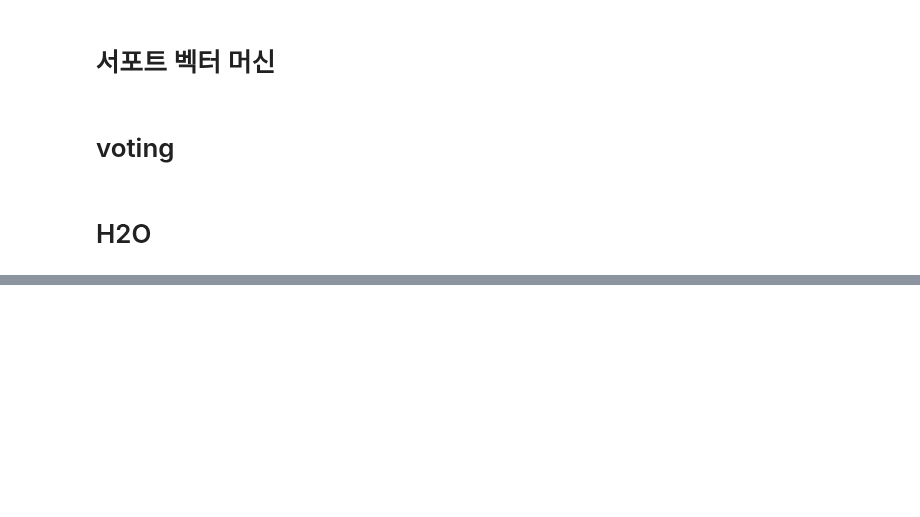
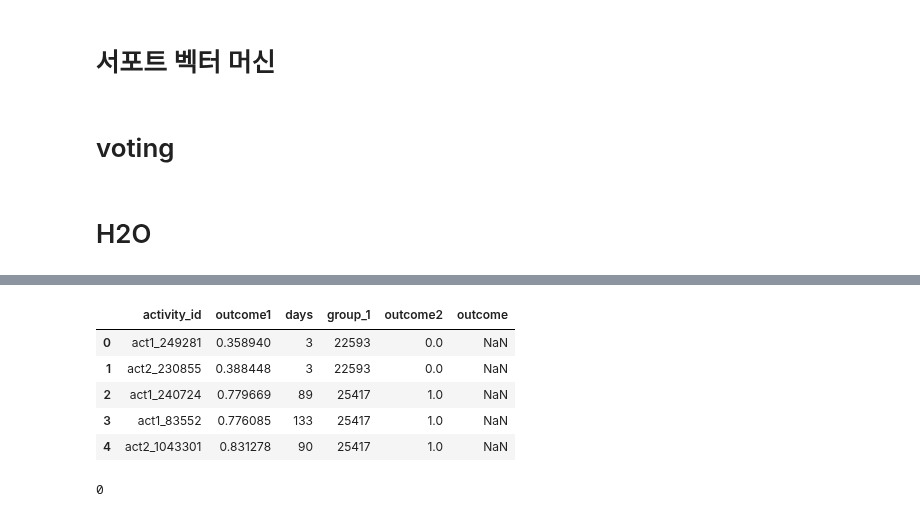
Before and after one commit to sooooner/dss_team_project_ML, a Jupyter notebook: red_hat/sooner.ipynb, the cells around one changed output, grey strips where cells are left out. Saved outputs shown, nothing was run; the diff lists cells and outputs as text; code cells hidden in the pictures; blank space fills up the shorter version.

```diff
--- a/red_hat/sooner.ipynb
+++ b/red_hat/sooner.ipynb
@@ -649,6 +809,6 @@ rf_v1_predict_df = rf_v1_predict[['predict', 'p0', 'p1']].as_data_frame()
 # %%
-# df_submission_h2o = pd.DataFrame({'activity_id' : df_test_act_id,
-#                               'outcome' : rf_v1_predict_df['p1']
-#                              }).set_index('activity_id')
+df_submission_h2o = pd.DataFrame({'activity_id' : df_test_act_id,
+                              'outcome1' : rf_v1_predict_df['p1']
+                             })#.set_index('activity_id')
 # %%
 # df_submission_h2o.to_csv("df_submission_h2o_p.csv")
@@ -654,0 +819,15 @@ rf_v1_predict_df = rf_v1_predict[['predict', 'p0', 'p1']].as_data_frame()
+# %%
+df_sub = pd.merge(df_submission_h2o, df_gd_test, on='activity_id')
+# %%
+df_sub = df_sub.rename(index=str, columns={"outcome": "outcome2"})
+# %%
+df_sub['outcome']=np.nan
+# %%
+df_sub.head()
+# %% [output]
+|  | activity_id | outcome1 | days | group_1 | outcome2 | outcome |
+| 0 | act1_249281 | 0.358940 | 3 | 22593 | 0.0 | NaN |
+| 1 | act2_230855 | 0.388448 | 3 | 22593 | 0.0 | NaN |
+| 2 | act1_240724 | 0.779669 | 89 | 25417 | 1.0 | NaN |
+| 3 | act1_83552 | 0.776085 | 133 | 25417 | 1.0 | NaN |
+| 4 | act2_1043301 | 0.831278 | 90 | 25417 | 1.0 | NaN |
@@ -654,0 +838,4 @@ rf_v1_predict_df = rf_v1_predict[['predict', 'p0', 'p1']].as_data_frame()
+# %%
+df_sub.outcome.isnull().sum()
+# %% [output]
+0
```
Also changed, not shown: parts of 41 cells of this notebook.
